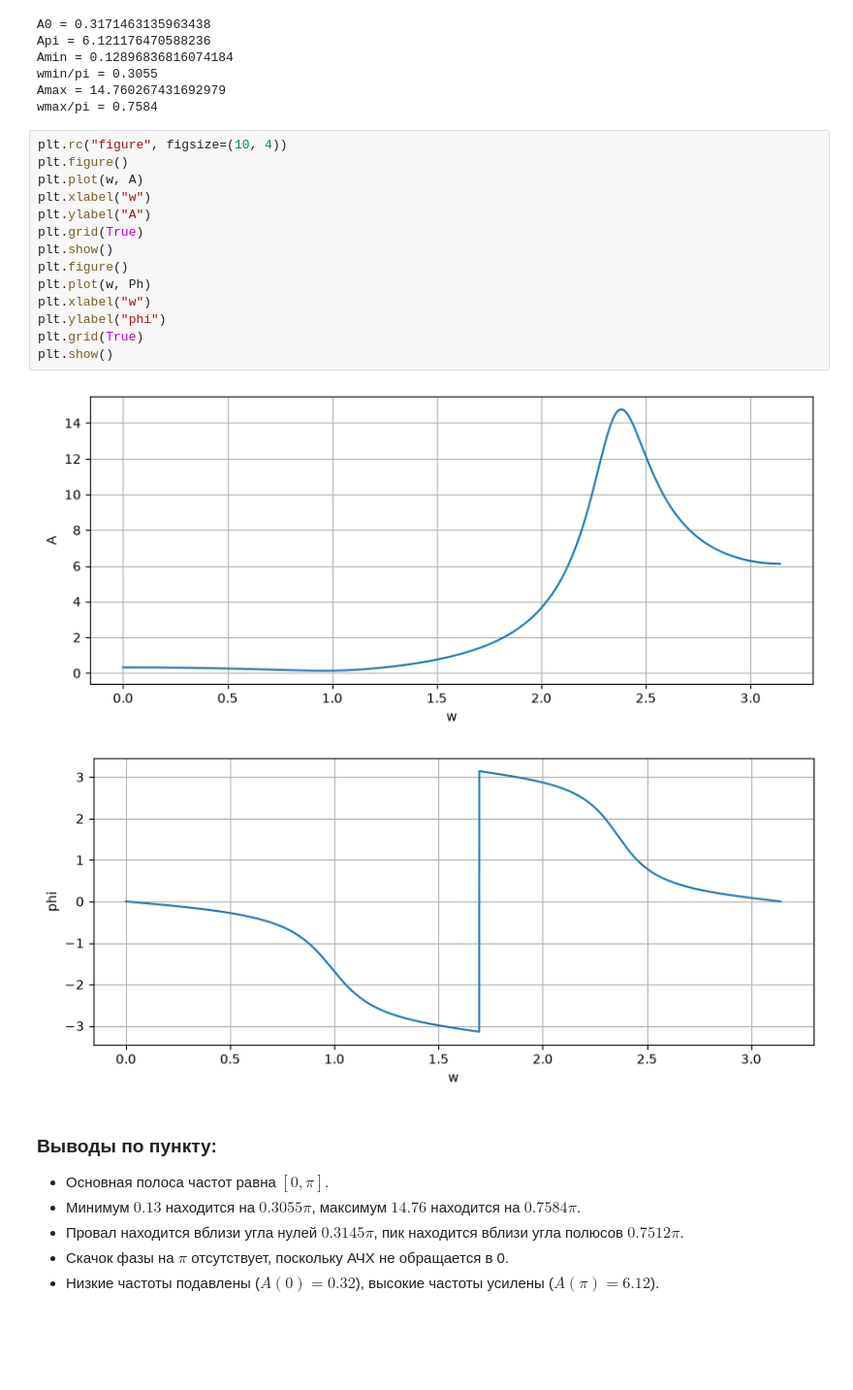
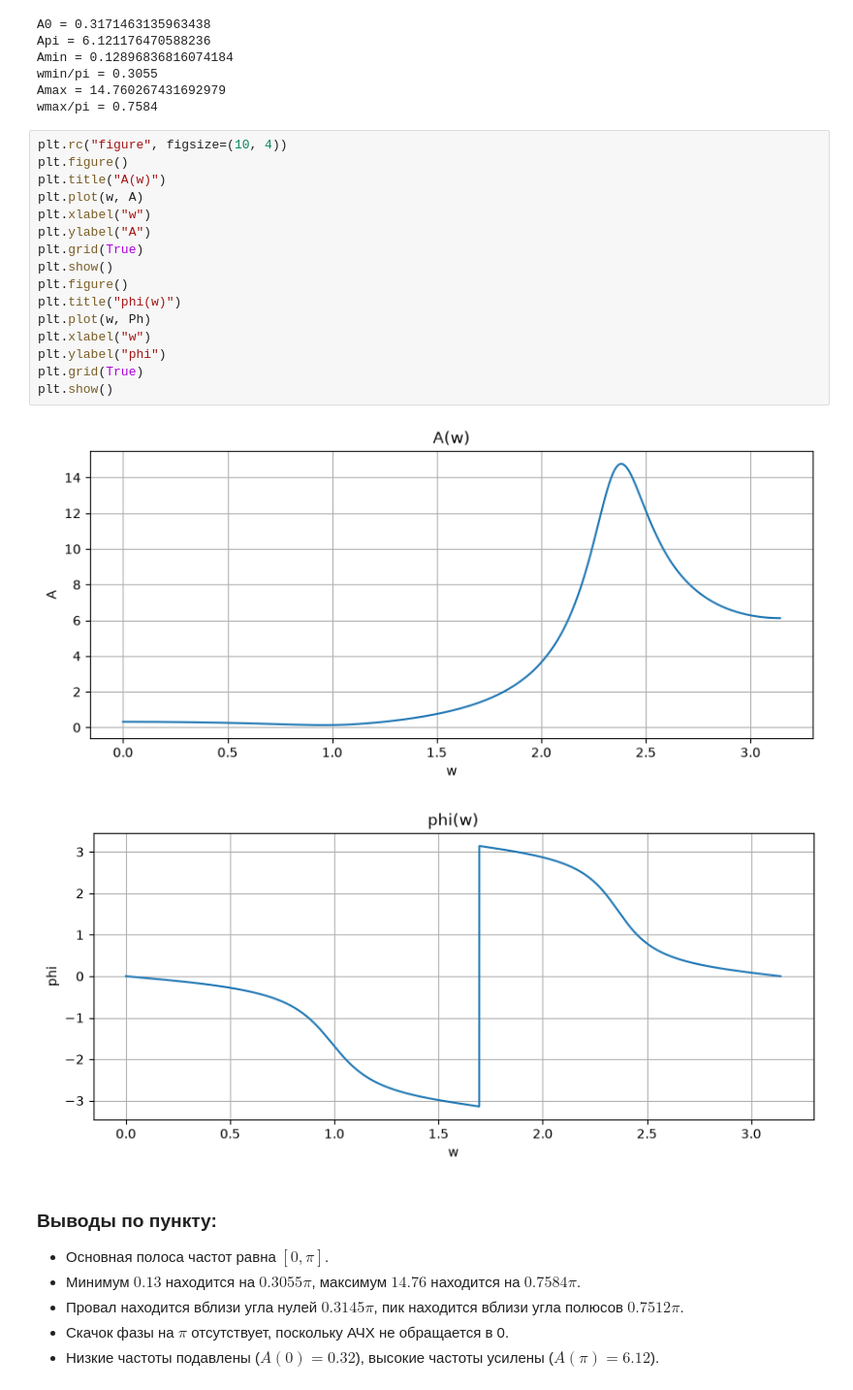
Before and after one commit to the-mvi/dsp-2026, a Jupyter notebook: 3384_Piankov_MF/task1.ipynb, the cells around one changed output. Shown at 97% size. Saved outputs shown, nothing was run; the diff lists cells and outputs as text; blank space fills up the shorter version.

```diff
--- a/3384_Piankov_MF/task1.ipynb
+++ b/3384_Piankov_MF/task1.ipynb
@@ -431,20 +439,22 @@ wmax/pi = 0.7584
 # %%
 plt.rc("figure", figsize=(10, 4))
 plt.figure()
+plt.title("A(w)")
 plt.plot(w, A)
 plt.xlabel("w")
 plt.ylabel("A")
 plt.grid(True)
 plt.show()
 plt.figure()
+plt.title("phi(w)")
 plt.plot(w, Ph)
 plt.xlabel("w")
 plt.ylabel("phi")
 plt.grid(True)
 plt.show()
 # %% [output]
-[figure, old version]
+[figure, new version]
-[figure, old version]
+[figure, new version]
 # %% [markdown]
 ### Выводы по пункту:
 * Основная полоса частот равна $[0, \pi]$.
```
Also changed, not shown: parts of 11 cells of this notebook.
